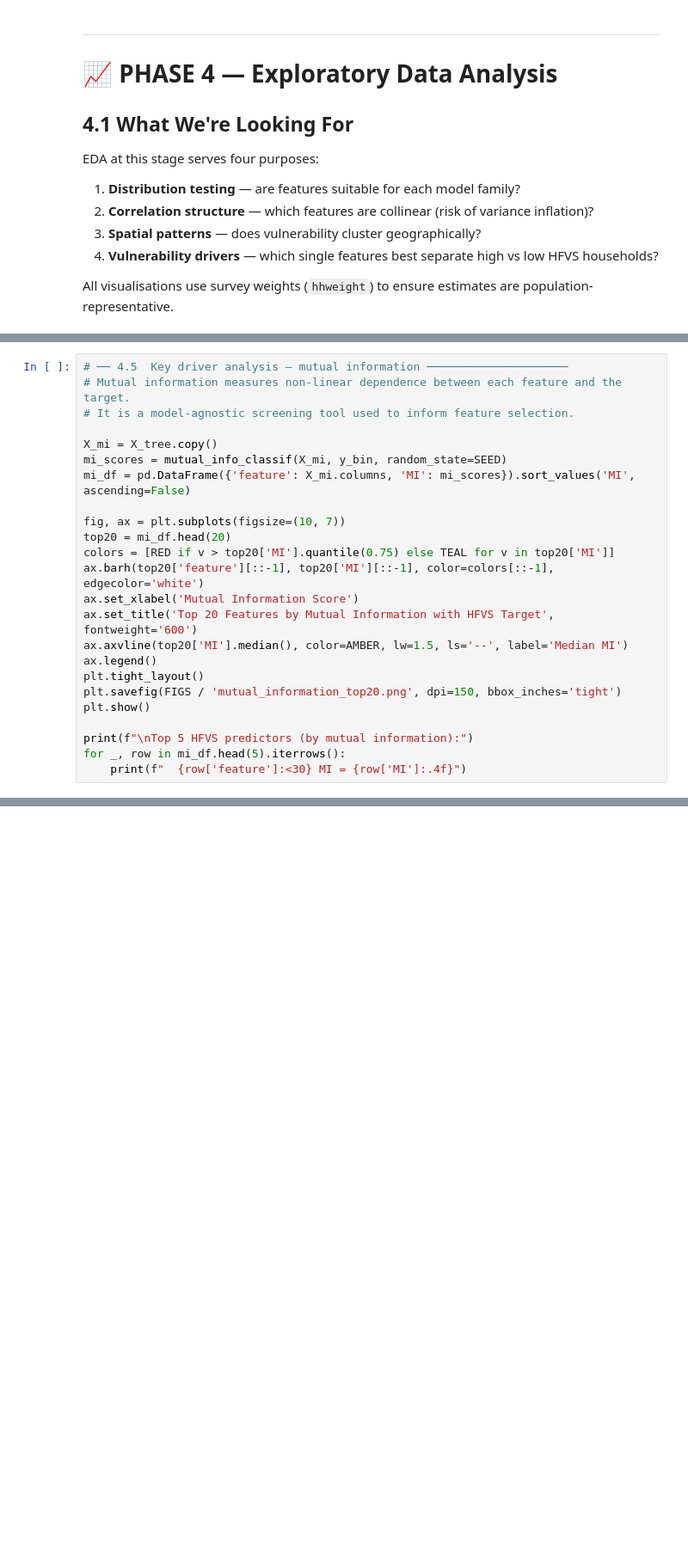
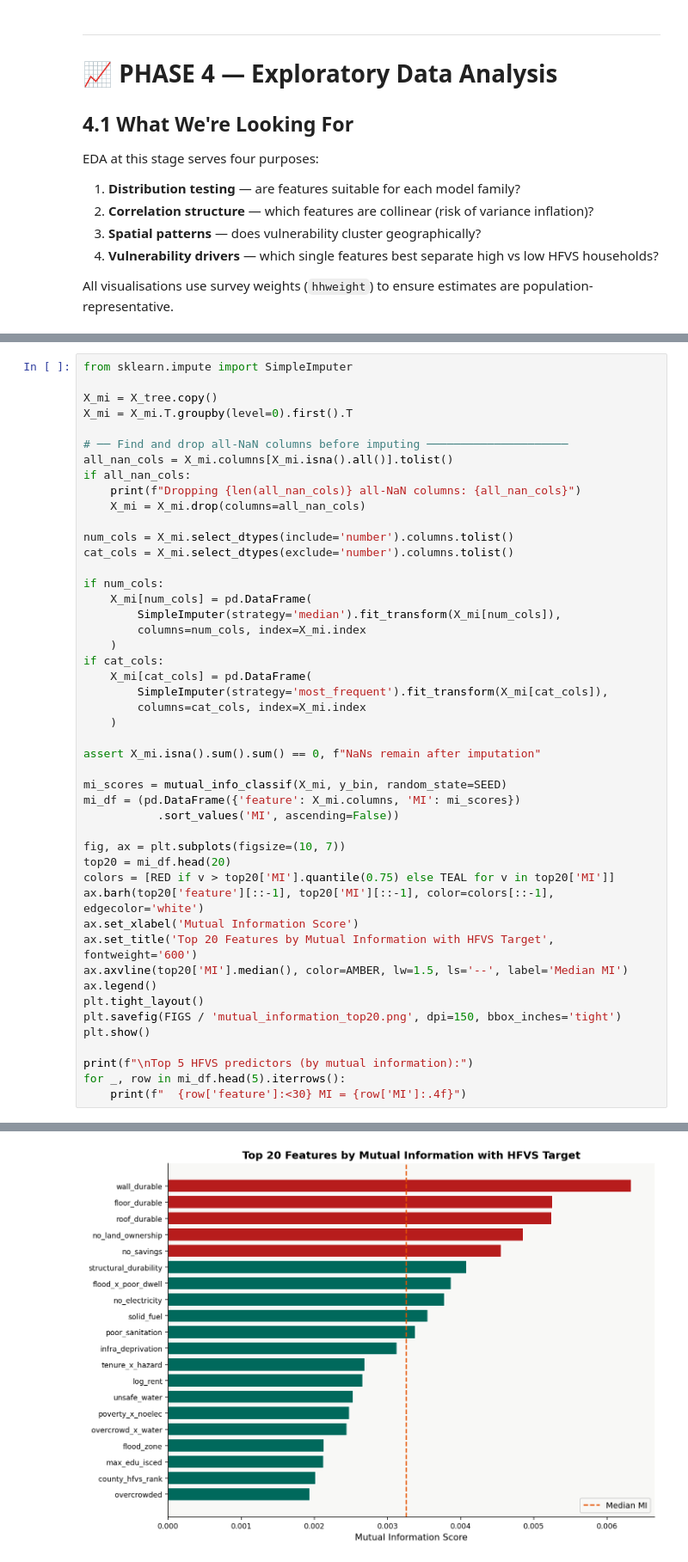
Before and after one commit to VAL-Jerono/KHS_housing_dissertation, a Jupyter notebook: notebooks/KHS_Dissertation_Master_Notebook.ipynb, the cells around one changed output, grey strips where cells are left out. Shown at 86% size. Cells and saved outputs as stored; diff of their text form; blank space fills up the shorter version.

Commit message:
Modelingg

```diff
--- a/notebooks/KHS_Dissertation_Master_Notebook.ipynb
+++ b/notebooks/KHS_Dissertation_Master_Notebook.ipynb
@@ -888,11 +1007,34 @@ print(county_stats[['county_name','mean_hfvs','pct_high_vuln','n_hh']].head(5).t
 # %%
-# ── 4.5  Key driver analysis — mutual information ─────────────────────
-# Mutual information measures non-linear dependence between each feature and the target.
-# It is a model-agnostic screening tool used to inform feature selection.
+from sklearn.impute import SimpleImputer
 
 X_mi = X_tree.copy()
+X_mi = X_mi.T.groupby(level=0).first().T
+
+# ── Find and drop all-NaN columns before imputing ─────────────────────
+all_nan_cols = X_mi.columns[X_mi.isna().all()].tolist()
+if all_nan_cols:
+    print(f"Dropping {len(all_nan_cols)} all-NaN columns: {all_nan_cols}")
+    X_mi = X_mi.drop(columns=all_nan_cols)
+
+num_cols = X_mi.select_dtypes(include='number').columns.tolist()
+cat_cols = X_mi.select_dtypes(exclude='number').columns.tolist()
+
+if num_cols:
+    X_mi[num_cols] = pd.DataFrame(
+        SimpleImputer(strategy='median').fit_transform(X_mi[num_cols]),
+        columns=num_cols, index=X_mi.index
+    )
+if cat_cols:
+    X_mi[cat_cols] = pd.DataFrame(
+        SimpleImputer(strategy='most_frequent').fit_transform(X_mi[cat_cols]),
+        columns=cat_cols, index=X_mi.index
+    )
+
+assert X_mi.isna().sum().sum() == 0, f"NaNs remain after imputation"
+
 mi_scores = mutual_info_classif(X_mi, y_bin, random_state=SEED)
-mi_df = pd.DataFrame({'feature': X_mi.columns, 'MI': mi_scores}).sort_values('MI', ascending=False)
+mi_df = (pd.DataFrame({'feature': X_mi.columns, 'MI': mi_scores})
+           .sort_values('MI', ascending=False))
 
 fig, ax = plt.subplots(figsize=(10, 7))
 top20 = mi_df.head(20)
@@ -909,3 +1051,4 @@ plt.show()
 print(f"\nTop 5 HFVS predictors (by mutual information):")
 for _, row in mi_df.head(5).iterrows():
     print(f"  {row['feature']:<30} MI = {row['MI']:.4f}")
+# %% [output]
@@ -911,0 +1056 @@ for _, row in mi_df.head(5).iterrows():
+[figure, added]
```
Also changed, not shown: parts of 41 cells of this notebook.
